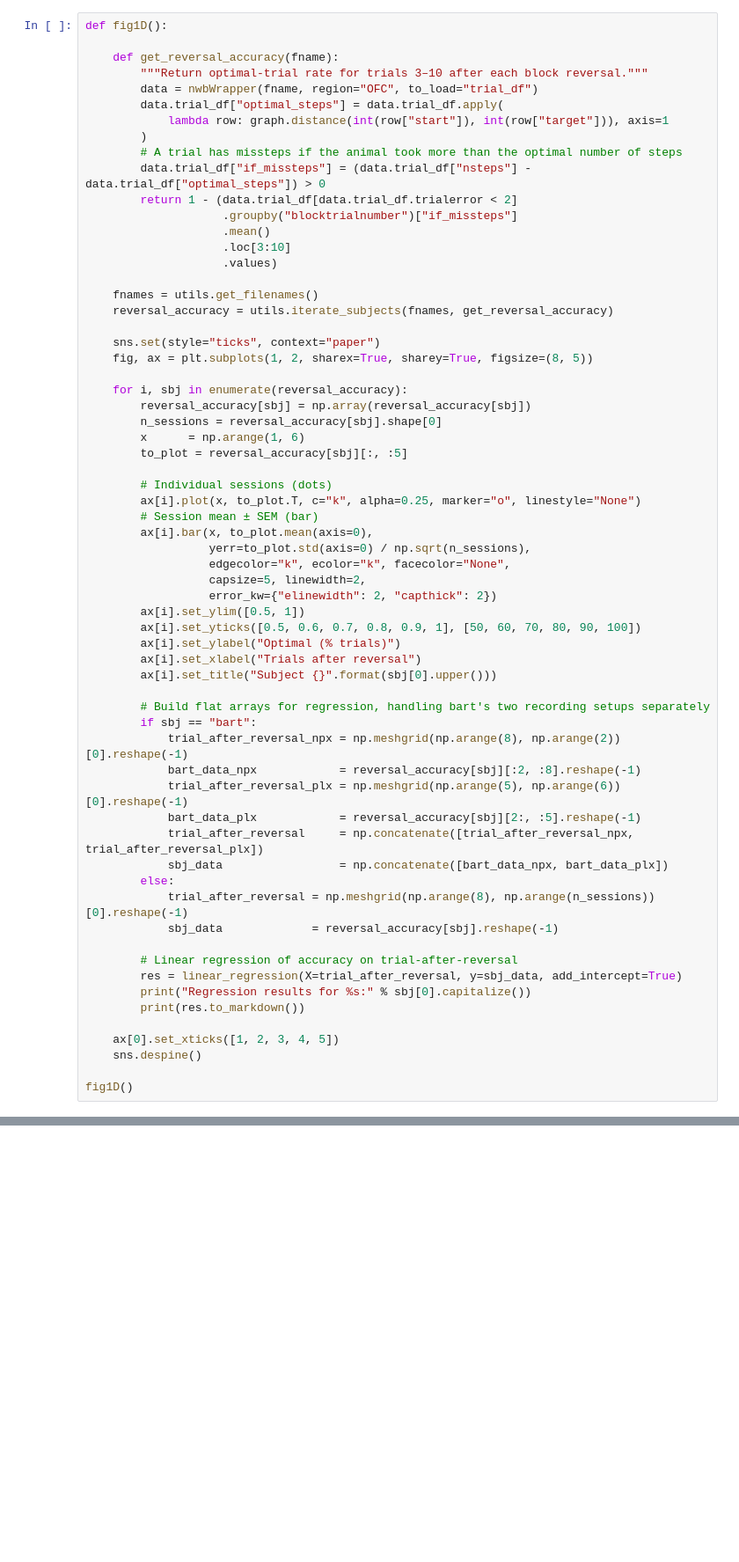
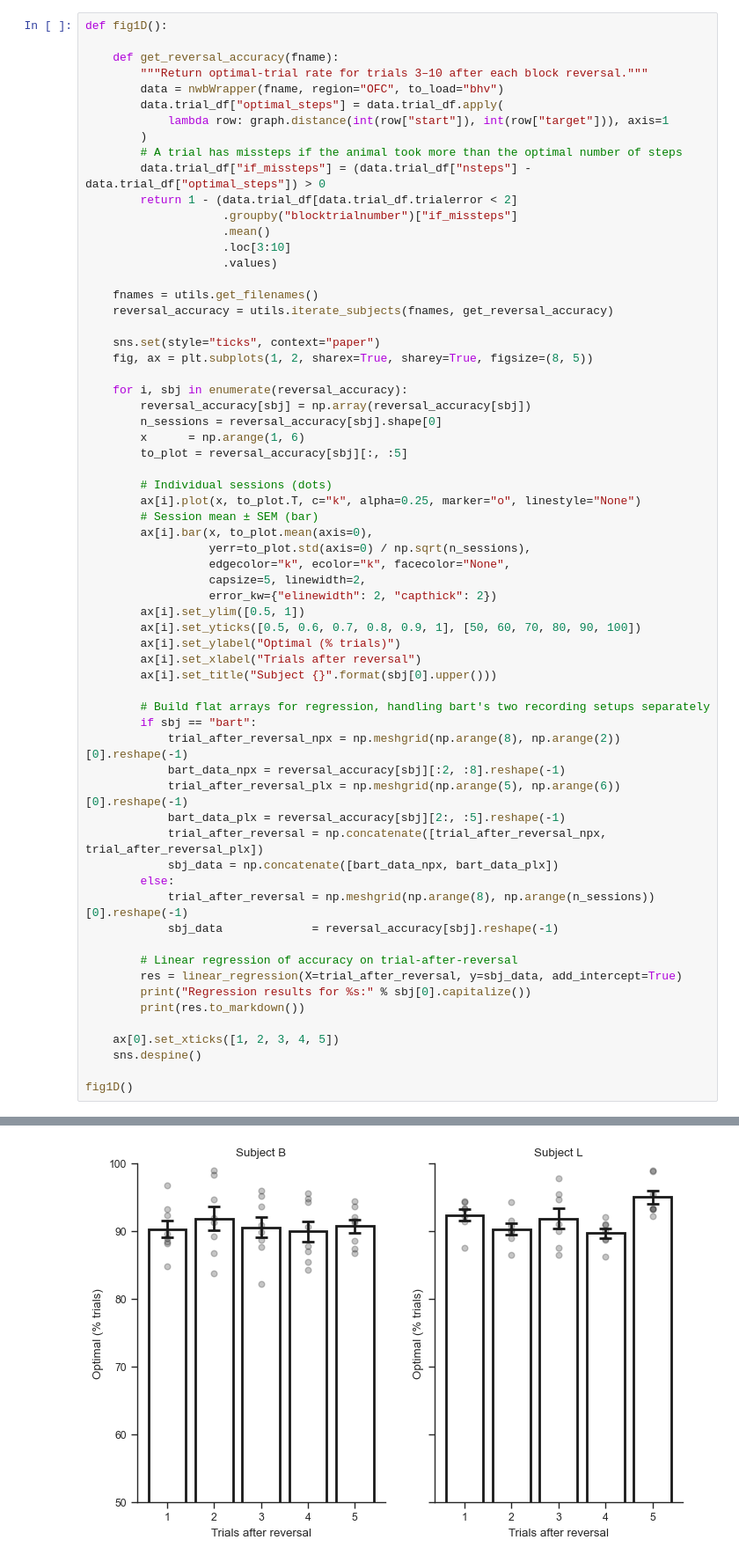
Before and after one commit to wjung21/PlanningDynamics, a Jupyter notebook: figures/fig1.ipynb, the cells around one changed output, grey strips where cells are left out. Shown at 88% size. Cells and saved outputs as stored; diff of their text form; blank space fills up the shorter version.

```diff
--- a/figures/fig1.ipynb
+++ b/figures/fig1.ipynb
@@ -78,7 +89,7 @@ def fig1D():
 
     def get_reversal_accuracy(fname):
         """Return optimal-trial rate for trials 3–10 after each block reversal."""
-        data = nwbWrapper(fname, region="OFC", to_load="trial_df")
+        data = nwbWrapper(fname, region="OFC", to_load="bhv")
         data.trial_df["optimal_steps"] = data.trial_df.apply(
             lambda row: graph.distance(int(row["start"]), int(row["target"])), axis=1
         )
@@ -119,11 +130,11 @@ def fig1D():
         # Build flat arrays for regression, handling bart's two recording setups separately
         if sbj == "bart":
             trial_after_reversal_npx = np.meshgrid(np.arange(8), np.arange(2))[0].reshape(-1)
-            bart_data_npx            = reversal_accuracy[sbj][:2, :8].reshape(-1)
+            bart_data_npx = reversal_accuracy[sbj][:2, :8].reshape(-1)
             trial_after_reversal_plx = np.meshgrid(np.arange(5), np.arange(6))[0].reshape(-1)
-            bart_data_plx            = reversal_accuracy[sbj][2:, :5].reshape(-1)
-            trial_after_reversal     = np.concatenate([trial_after_reversal_npx, trial_after_reversal_plx])
-            sbj_data                 = np.concatenate([bart_data_npx, bart_data_plx])
+            bart_data_plx = reversal_accuracy[sbj][2:, :5].reshape(-1)
+            trial_after_reversal = np.concatenate([trial_after_reversal_npx, trial_after_reversal_plx])
+            sbj_data = np.concatenate([bart_data_npx, bart_data_plx])
         else:
             trial_after_reversal = np.meshgrid(np.arange(8), np.arange(n_sessions))[0].reshape(-1)
             sbj_data             = reversal_accuracy[sbj].reshape(-1)
@@ -137,3 +148,4 @@ def fig1D():
     sns.despine()
 
 fig1D()
+# %% [output]
@@ -140,3 +162,4 @@ fig1D()
+[figure, added]
 # %%
 def suppFig1():
     """Step-1 RT by start distance (supplementary figure)."""
```
Also changed, not shown: parts of 4 cells of this notebook, 1 other file.
